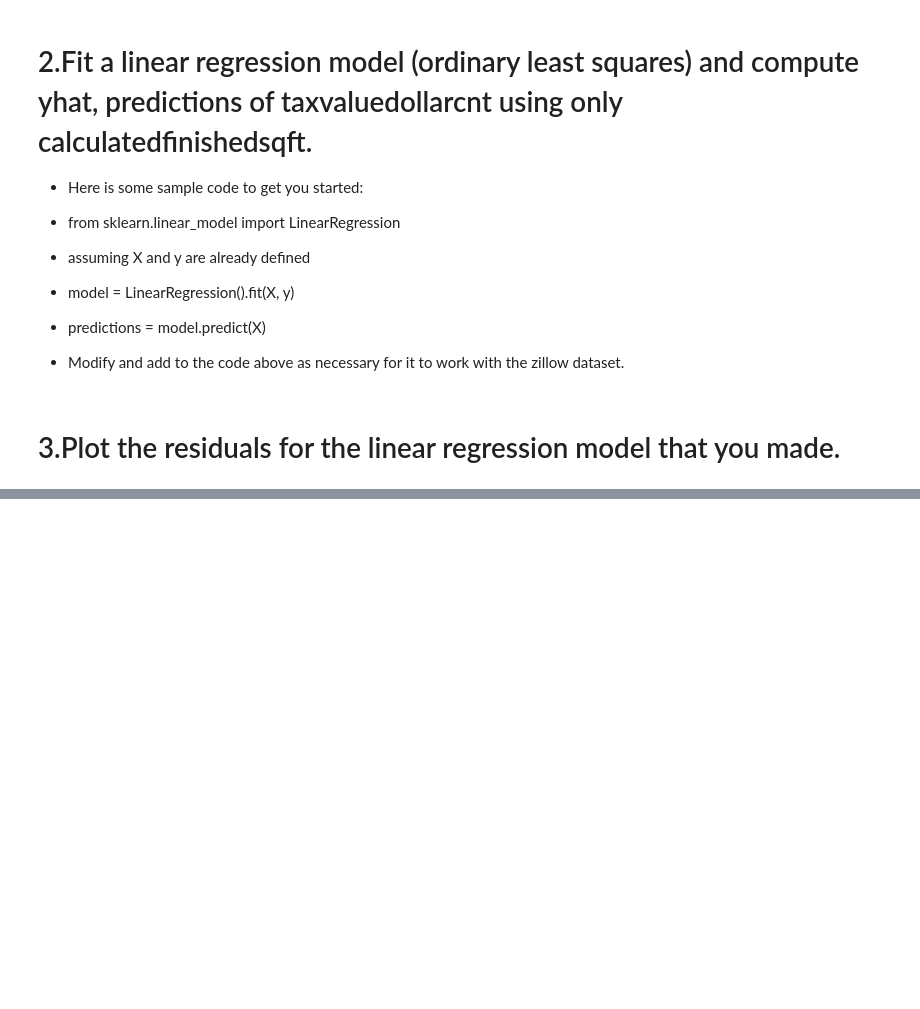
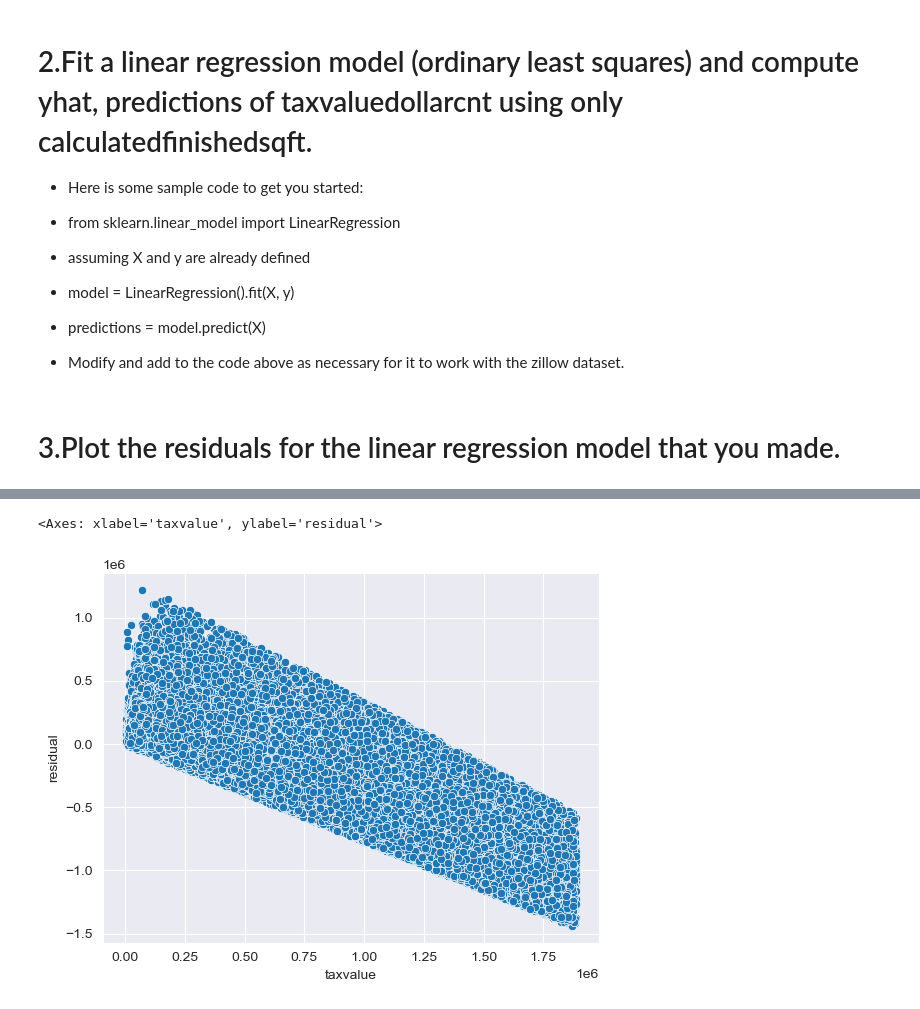
Before and after one commit to Nathanieldewald/regression-exercises, a Jupyter notebook: evaluation.ipynb, the cells around one changed output, grey strips where cells are left out. Saved outputs shown, nothing was run; the diff lists cells and outputs as text; code cells hidden in the pictures; blank space fills up the shorter version.

```diff
--- a/evaluation.ipynb
+++ b/evaluation.ipynb
@@ -98,0 +106,5 @@ AttributeError: 'DataFrame' object has no attribute 'yhat'
+# %%
+sns.scatterplot(x='taxvalue', y='residual', data=train)
+# %% [output]
+<Axes: xlabel='taxvalue', ylabel='residual'>
+[figure, added]
```
Also changed, not shown: parts of 30 cells of this notebook, 1 other file.
